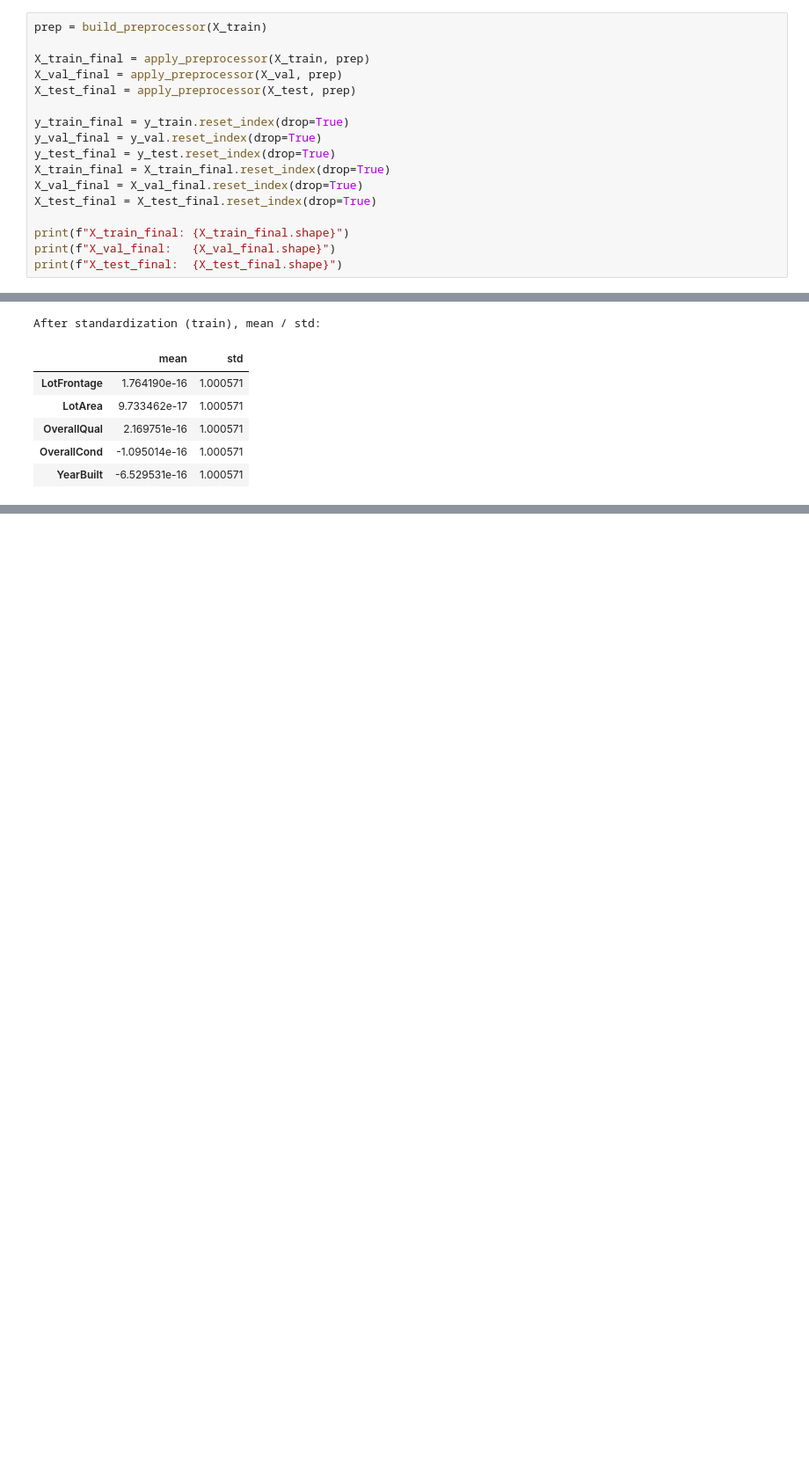
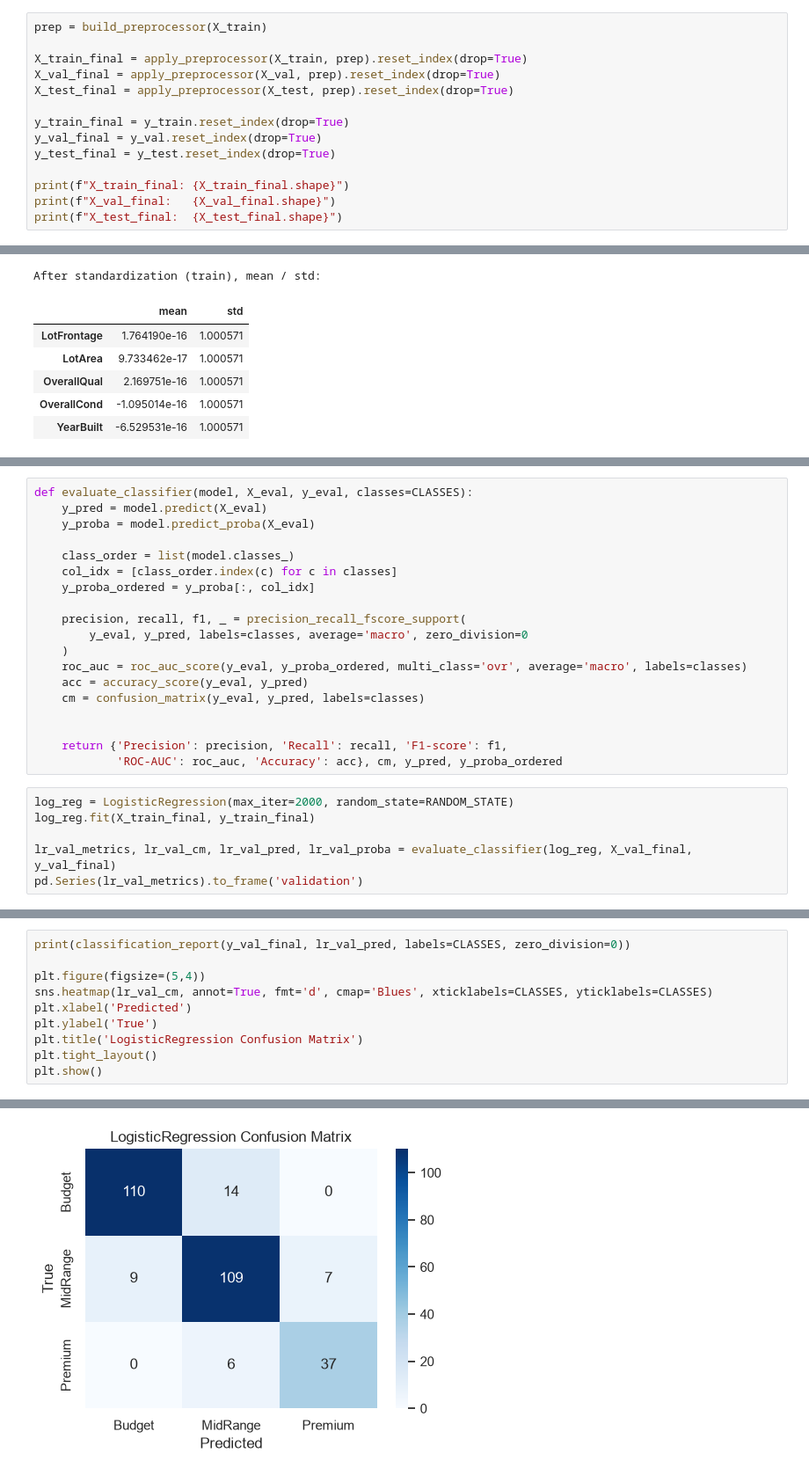
Before and after one commit to anuri-el/Machine-Learning-Technologies, a Jupyter notebook: classification.ipynb, the cells around one changed output, grey strips where cells are left out. Shown at 88% size. Saved outputs shown, nothing was run; the diff lists cells and outputs as text; blank space fills up the shorter version.

Commit message:
add classification models

```diff
--- a/classification.ipynb
+++ b/classification.ipynb
@@ -252,16 +255,13 @@ def apply_preprocessor(X_raw, prep, scale=True):
 # %%
 prep = build_preprocessor(X_train)
 
-X_train_final = apply_preprocessor(X_train, prep)
-X_val_final = apply_preprocessor(X_val, prep)
-X_test_final = apply_preprocessor(X_test, prep)
+X_train_final = apply_preprocessor(X_train, prep).reset_index(drop=True)
+X_val_final = apply_preprocessor(X_val, prep).reset_index(drop=True)
+X_test_final = apply_preprocessor(X_test, prep).reset_index(drop=True)
 
 y_train_final = y_train.reset_index(drop=True)
 y_val_final = y_val.reset_index(drop=True)
 y_test_final = y_test.reset_index(drop=True)
-X_train_final = X_train_final.reset_index(drop=True)
-X_val_final = X_val_final.reset_index(drop=True)
-X_test_final = X_test_final.reset_index(drop=True)
 
 print(f"X_train_final: {X_train_final.shape}")
 print(f"X_val_final:   {X_val_final.shape}")
@@ -293,0 +299,25 @@ After standardization (train), mean / std:
+# %%
+def evaluate_classifier(model, X_eval, y_eval, classes=CLASSES):
+    y_pred = model.predict(X_eval)
+    y_proba = model.predict_proba(X_eval)
+
+    class_order = list(model.classes_)
+    col_idx = [class_order.index(c) for c in classes]
+    y_proba_ordered = y_proba[:, col_idx]
+
+    precision, recall, f1, _ = precision_recall_fscore_support(
+        y_eval, y_pred, labels=classes, average='macro', zero_division=0
+    )
+    roc_auc = roc_auc_score(y_eval, y_proba_ordered, multi_class='ovr', average='macro', labels=classes)
+    acc = accuracy_score(y_eval, y_pred)
+    cm = confusion_matrix(y_eval, y_pred, labels=classes)
+
+
+    return {'Precision': precision, 'Recall': recall, 'F1-score': f1,
+            'ROC-AUC': roc_auc, 'Accuracy': acc}, cm, y_pred, y_proba_ordered
+# %%
+log_reg = LogisticRegression(max_iter=2000, random_state=RANDOM_STATE)
+log_reg.fit(X_train_final, y_train_final)
+
+lr_val_metrics, lr_val_cm, lr_val_pred, lr_val_proba = evaluate_classifier(log_reg, X_val_final, y_val_final)
+pd.Series(lr_val_metrics).to_frame('validation')
@@ -293,0 +331,11 @@ After standardization (train), mean / std:
+# %%
+print(classification_report(y_val_final, lr_val_pred, labels=CLASSES, zero_division=0))
+
+plt.figure(figsize=(5,4))
+sns.heatmap(lr_val_cm, annot=True, fmt='d', cmap='Blues', xticklabels=CLASSES, yticklabels=CLASSES)
+plt.xlabel('Predicted')
+plt.ylabel('True')
+plt.title('LogisticRegression Confusion Matrix')
+plt.tight_layout()
+plt.show()
+# %% [output]
@@ -293,0 +351 @@ After standardization (train), mean / std:
+[figure, added]
```
Also changed, not shown: parts of 34 cells of this notebook, 1 other file.
